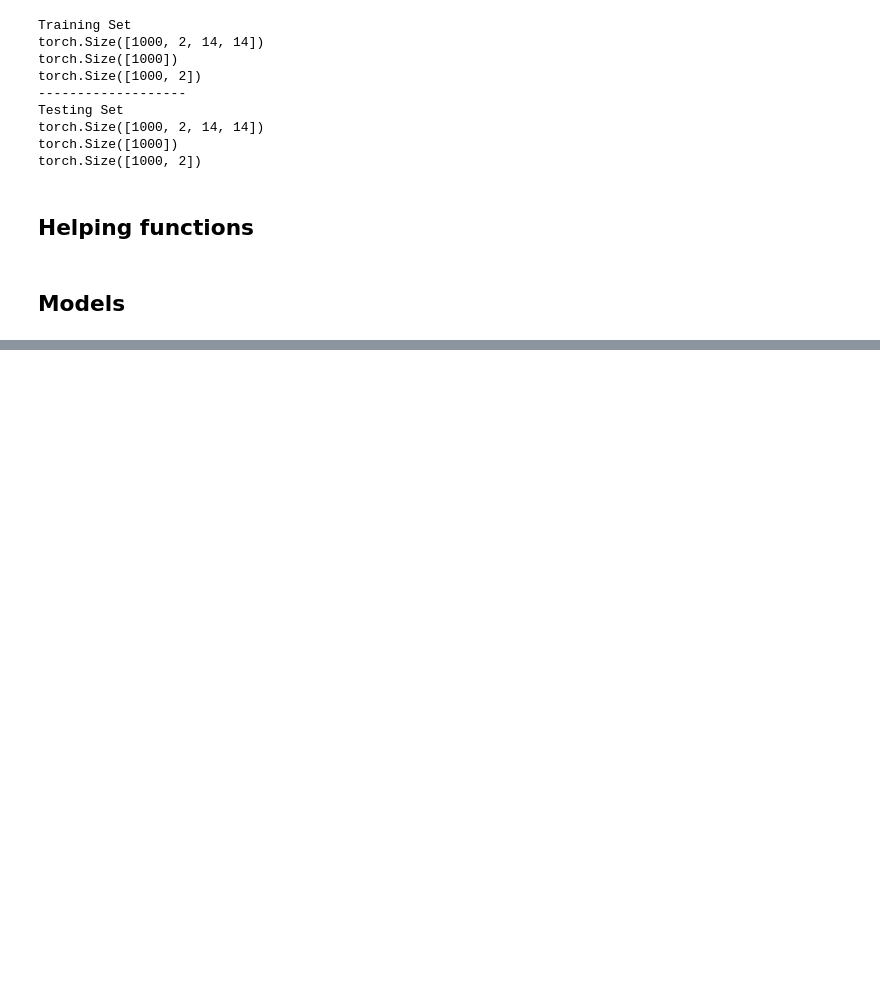
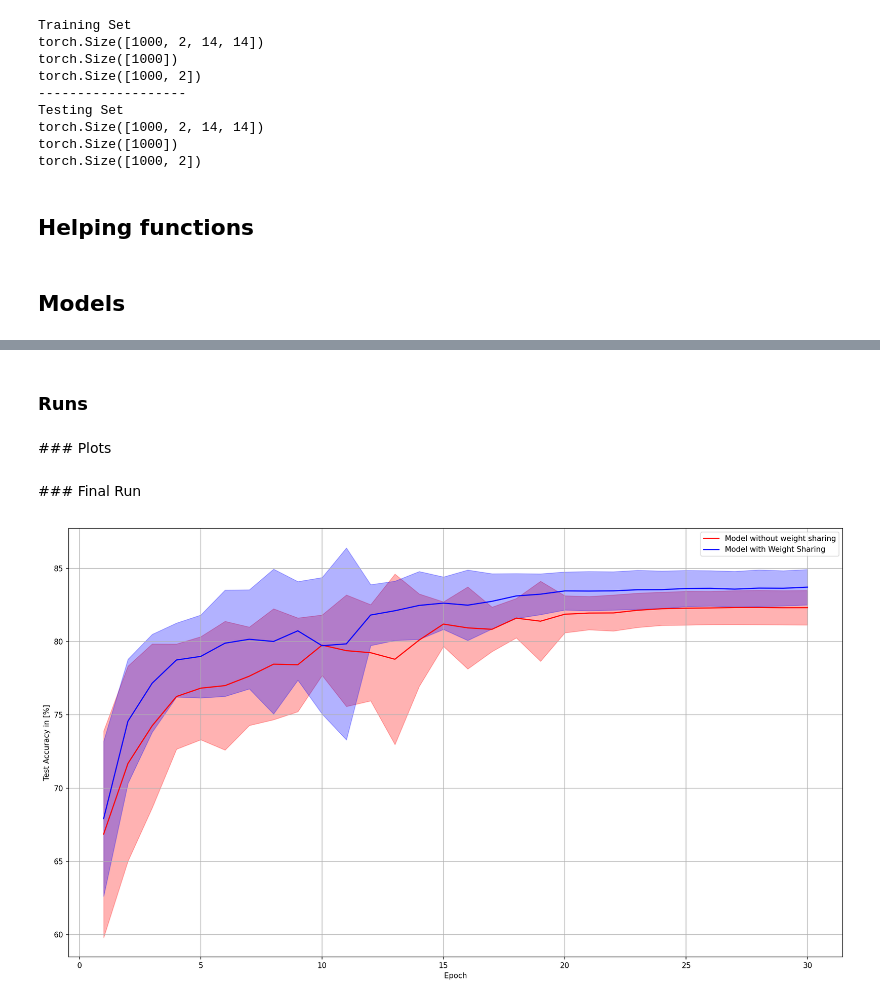
Before and after one commit to DenizSungurtekin/Deep-Learning-Project, a Jupyter notebook: Project1/Codes/Testing Code/DeepLearningP1.ipynb, the cells around one changed output, grey strips where cells are left out. Cells and saved outputs as stored; diff of their text form; code cells hidden in the pictures; blank space fills up the shorter version.

Commit message:
Adding Code for Plots

```diff
--- a/Project1/Codes/Testing Code/DeepLearningP1.ipynb
+++ b/Project1/Codes/Testing Code/DeepLearningP1.ipynb
@@ -10,7 +11,7 @@ import matplotlib.pyplot as plt
 ## Data set
 # %%
 N = 1000
-train_input, train_target, train_classes, test_input, test_target, test_classes = generate_pair_sets(N)
+train_input, train_target, train_classes, test_input, test_target, test_classes = prologue.generate_pair_sets(N)
 # %%
 # Double checking
 print("Training Set")
@@ -215,4 +212,4 @@ class Net2(nn.Module):
 # %%
 # Net without weight sharing
 model1 = Net1()
-training_model(model1,train_input,train_target,train_classes,test_input,test_target,test_classes,eta,epochs = 25,batch_size = 50)
+train_acc = training_model(model1,train_input,train_target,train_classes,test_input,test_target,test_classes,eta,epochs = 10,batch_size = 50)
@@ -238,4 +216,4 @@ Epoch # 25 / Train accuracy (%): 100.00 / Test accuracy (%): 84.10
 # %%
 # Net with weight sharing
 model2 = Net2()
-training_model(model2,train_input,train_target,train_classes,test_input,test_target,test_classes,eta,epochs = 25,batch_size = 50)
+train_acc = training_model(model2,train_input,train_target,train_classes,test_input,test_target,test_classes,eta,epochs = 10,batch_size = 50)
@@ -260,0 +222,2 @@ Epoch # 25 / Train accuracy (%): 100.00 / Test accuracy (%): 86.20
+# %% [markdown]
+### Runs
@@ -260,0 +243,39 @@ Epoch # 25 / Train accuracy (%): 100.00 / Test accuracy (%): 86.20
+# %% [markdown]
+### Plots
+# %%
+def plot(label_1,label_2):
+  Model_1_mean = [0] * epochs
+  Model_1_std = [0] * epochs
+  Model_2_mean = [0] * epochs
+  Model_2_std = [0] * epochs
+
+  for e in range(epochs):
+    Model_1_mean[e] = np.mean([row[e] for row in test_acc_1])
+    Model_1_std[e] = np.std([row[e] for row in test_acc_1])
+    Model_2_mean[e] = np.mean([row[e] for row in test_acc_2])
+    Model_2_std[e] = np.std([row[e] for row in test_acc_2])
+
+  epochs_x = list(range(1,epochs+1))
+  fig, ax = plt.subplots()
+  plt.grid()
+
+  ax.plot(epochs_x,Model_1_mean, color='r', label=label_1)
+  ax.fill_between(epochs_x, ([x1 - x2 for (x1, x2) in zip(Model_1_mean, Model_1_std)]),
+                  ([x1 + x2 for (x1, x2) in zip(Model_1_mean, Model_1_std)]), color='r', alpha=.3)
+
+  ax.plot(epochs_x,Model_2_mean, color='b', label=label_2)
+  ax.fill_between(epochs_x, ([x1 - x2 for (x1, x2) in zip(Model_2_mean, Model_2_std)]),
+                  ([x1 + x2 for (x1, x2) in zip(Model_2_mean, Model_2_std)]), color='b', alpha=.3)
+
+  plt.legend()
+  fig.set_size_inches(18.5, 10.5)
+  fig.set_dpi(150)
+  plt.xlabel('Epoch', fontsize=10)
+  plt.ylabel('Test Accuracy in [%]', fontsize=10)
+  plt.show()
+# %% [markdown]
+### Final Run
+# %%
+plot('Model without weight sharing','Model with Weight Sharing')
+# %% [output]
+[figure, added]
```
Also changed, not shown: parts of 7 cells of this notebook, 2 other files.
